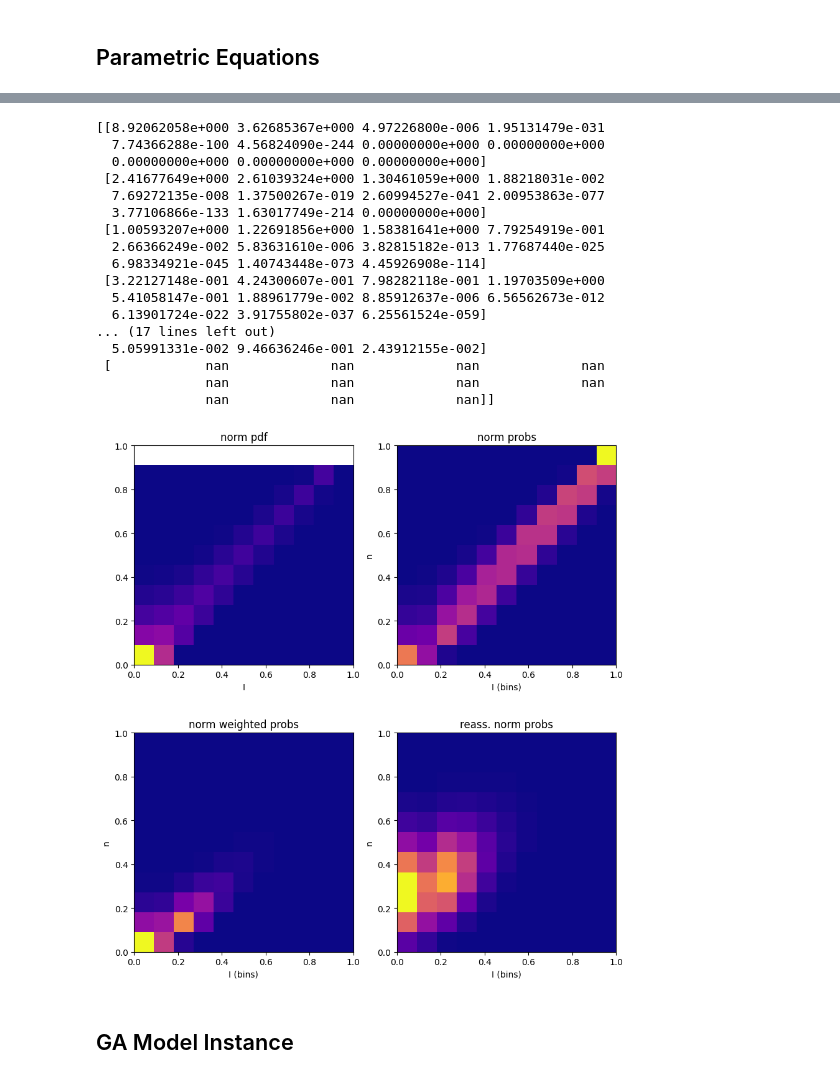
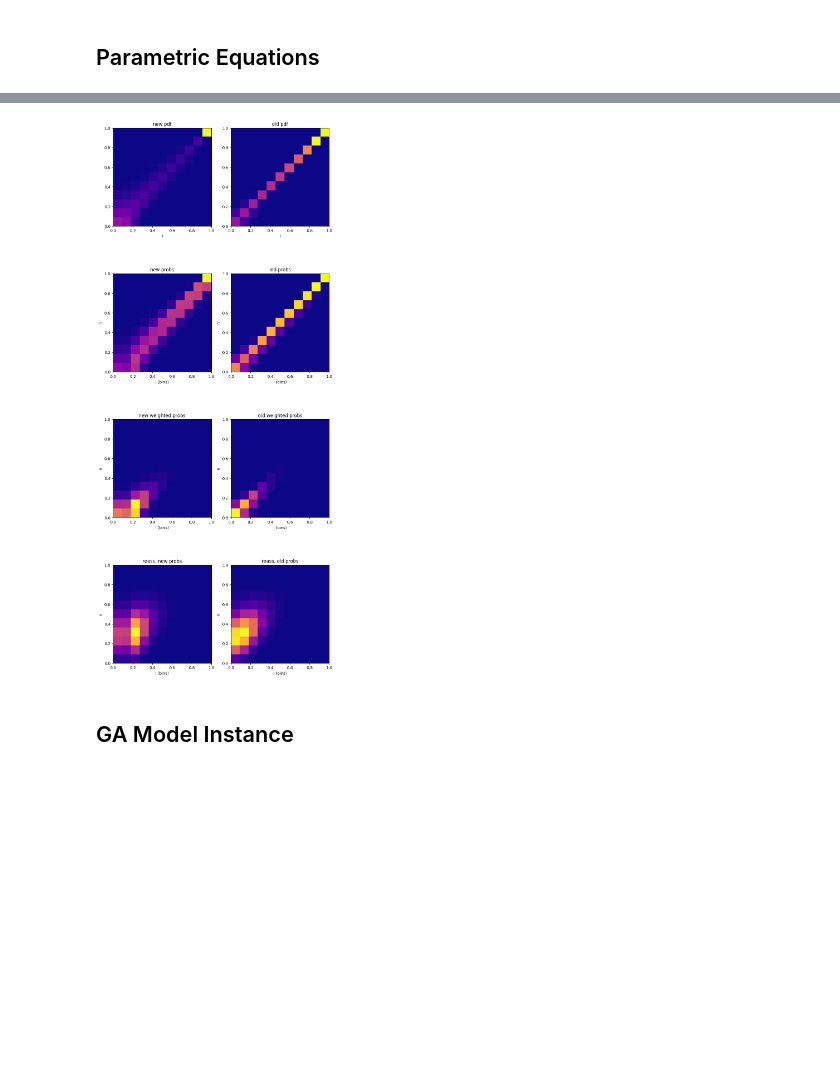
Before and after one commit to jafiorote/ga_error_sources_framework, a Jupyter notebook: notebooks/model_exploration.ipynb, the cells around one changed output, grey strips where cells are left out. Cells and saved outputs as stored; diff of their text form; code cells hidden in the pictures; blank space fills up the shorter version.

```diff
--- a/notebooks/model_exploration.ipynb
+++ b/notebooks/model_exploration.ipynb
@@ -44,12 +45,13 @@ n_max = M + 1
 n_bins = M + 1
 i_nat = 7
 i_0 = 1
-sigma2_0 = 0.002
+sigma2_0 = 0.02
 n_step = 1
 minimize = False
 # %% [markdown]
 ## Protein System Model Instance
 # %%
 norm_psm = NormPSM(M, i_0, i_nat, sigma2_0)
+old_psm = OldPePSM(M, i_0, i_nat, sigma2_0)
 # %% [markdown]
 ## Parametric Equations
@@ -121,0 +116,14 @@ reass_norm_poison_probs sum = 0.9999999899522335
+# %%
+# get data
+old_data, old_bins_center = old_psm.create_data()
+
+# data fitted in norm and probs without poisson weight
+old_pdfs, old_probs = old_psm.get_prob_bins()
+
+# probs with Poisson weight
+old_poison_probs = old_psm.get_probs()
+print(f"norm_poison_probs sum = {np.sum(old_poison_probs)}")
+
+# reassessed probs with Poisson weight
+reass_old_poison_probs = old_psm.reassessment_probs(old_poison_probs)
+print(f"reass_norm_poison_probs sum = {np.sum(reass_old_poison_probs)}")
@@ -141,48 +165,49 @@ plt.show()
 # %%
-fig, axs = plt.subplots(2, 2, figsize=(10, 11))
+fig, axs = plt.subplots(4, 2, figsize=(10, 26))
 map = "plasma"
 
-print(norm_pdfs)
-
 nc = axs[0, 0].imshow(norm_pdfs[::-1], extent=[0, 1, 0, 1], cmap=cmap,  interpolation='nearest')
-axs[0, 0].set_title("norm pdf")
+axs[0, 0].set_title("new pdf")
 axs[0, 0].set_xlabel("I")
 
-nc = axs[0, 1].imshow(norm_probs[::-1], extent=[0, 1, 0, 1], cmap=cmap,  interpolation='nearest')
-axs[0, 1].set_title("norm probs")
-axs[0, 1].set_xlabel("I (bins)")
-axs[0, 1].set_ylabel("n")
+nc = axs[0, 1].imshow(old_pdfs[::-1], extent=[0, 1, 0, 1], cmap=cmap,  interpolation='nearest')
+axs[0, 1].set_title("old pdf")
+axs[0, 1].set_xlabel("I")
 
-nc = axs[1, 0].imshow(norm_poison_probs[::-1], extent=[0, 1, 0, 1], cmap=cmap,  interpolation='nearest')
-axs[1, 0].set_title("norm weighted probs")
+nc = axs[1, 0].imshow(norm_probs[::-1], extent=[0, 1, 0, 1], cmap=cmap,  interpolation='nearest')
+axs[1, 0].set_title("new probs")
 axs[1, 0].set_xlabel("I (bins)")
 axs[1, 0].set_ylabel("n")
 
-nc = axs[1, 1].imshow(reass_norm_poison_probs[::-1], extent=[0, 1, 0, 1], cmap=cmap,  interpolation='nearest')
-axs[1, 1].set_title("reass. norm probs")
+nc = axs[1, 1].imshow(old_probs[::-1], extent=[0, 1, 0, 1], cmap=cmap,  interpolation='nearest')
+axs[1, 1].set_title("old probs")
 axs[1, 1].set_xlabel("I (bins)")
 axs[1, 1].set_ylabel("n")
 
+nc = axs[2, 0].imshow(norm_poison_probs[::-1], extent=[0, 1, 0, 1], cmap=cmap,  interpolation='nearest')
+axs[2, 0].set_title("new weighted probs")
+axs[2, 0].set_xlabel("I (bins)")
+axs[2, 0].set_ylabel("n")
+
+nc = axs[2, 1].imshow(old_poison_probs[::-1], extent=[0, 1, 0, 1], cmap=cmap,  interpolation='nearest')
+axs[2, 1].set_title("old weighted probs")
+axs[2, 1].set_xlabel("I (bins)")
+axs[2, 1].set_ylabel("n")
+
+nc = axs[3, 0].imshow(reass_norm_poison_probs[::-1], extent=[0, 1, 0, 1], cmap=cmap,  interpolation='nearest')
+axs[3, 0].set_title("reass. new probs")
+axs[3, 0].set_xlabel("I (bins)")
+axs[3, 0].set_ylabel("n")
+
+nc = axs[3, 1].imshow(reass_old_poison_probs[::-1], extent=[0, 1, 0, 1], cmap=cmap,  interpolation='nearest')
+axs[3, 1].set_title("reass. old probs")
+axs[3, 1].set_xlabel("I (bins)")
+axs[3, 1].set_ylabel("n")
+
+
 plt.show()
 # %% [output]
-[[8.92062058e+000 3.62685367e+000 4.97226800e-006 1.95131479e-031
-  7.74366288e-100 4.56824090e-244 0.00000000e+000 0.00000000e+000
-  0.00000000e+000 0.00000000e+000 0.00000000e+000]
- [2.41677649e+000 2.61039324e+000 1.30461059e+000 1.88218031e-002
-  7.69272135e-008 1.37500267e-019 2.60994527e-041 2.00953863e-077
-  3.77106866e-133 1.63017749e-214 0.00000000e+000]
- [1.00593207e+000 1.22691856e+000 1.58381641e+000 7.79254919e-001
-  2.66366249e-002 5.83631610e-006 3.82815182e-013 1.77687440e-025
-  6.98334921e-045 1.40743448e-073 4.45926908e-114]
- [3.22127148e-001 4.24300607e-001 7.98282118e-001 1.19703509e+000
-  5.41058147e-001 1.88961779e-002 8.85912637e-006 6.56562673e-012
-  6.13901724e-022 3.91755802e-037 6.25561524e-059]
-... (17 lines left out)
-  5.05991331e-002 9.46636246e-001 2.43912155e-002]
- [            nan             nan             nan             nan
-              nan             nan             nan             nan
-              nan             nan             nan]]
-[figure, old version]
+[figure, new version]
 # %% [markdown]
 ## GA Model Instance
 # %%
```
Also changed, not shown: parts of 14 cells of this notebook, 2 other files.
